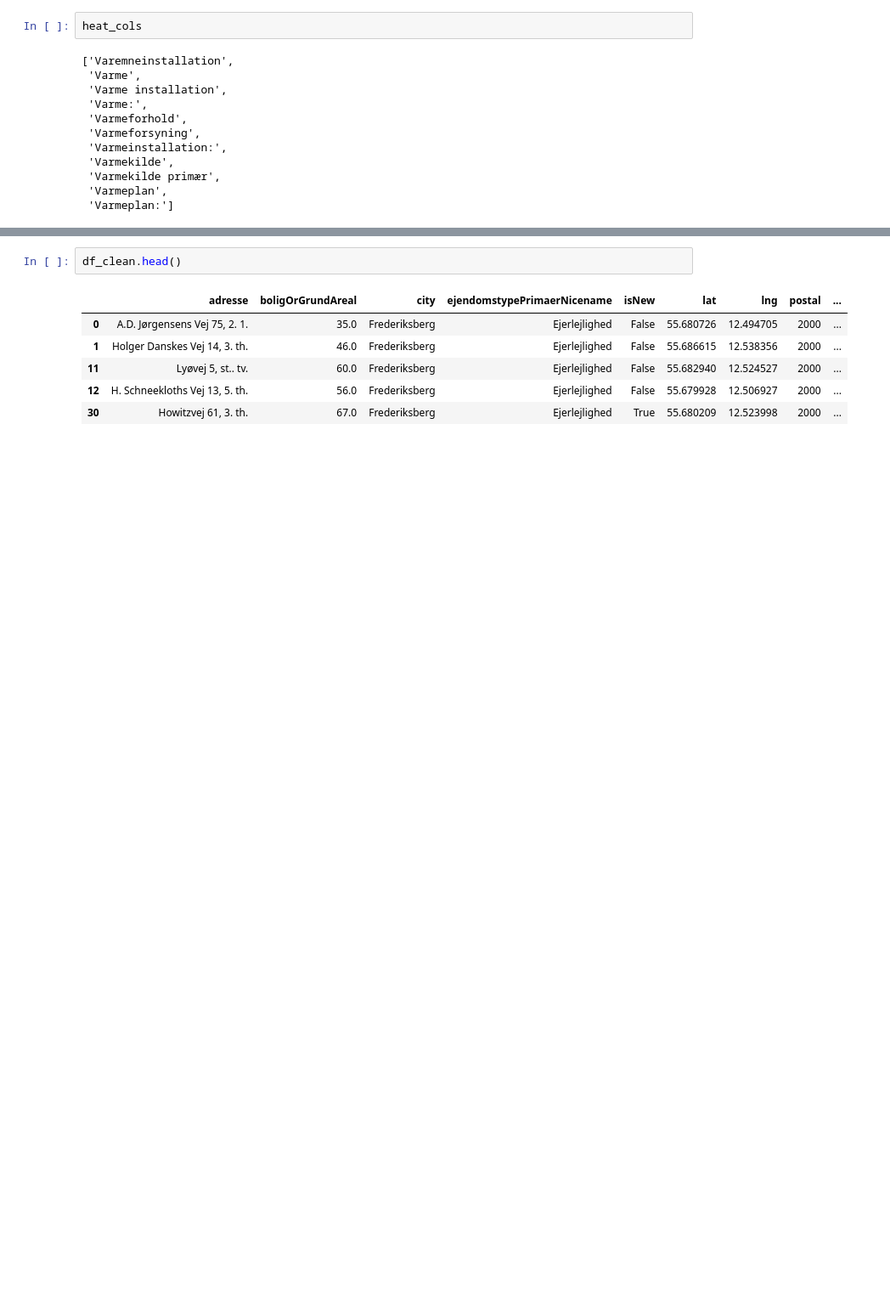
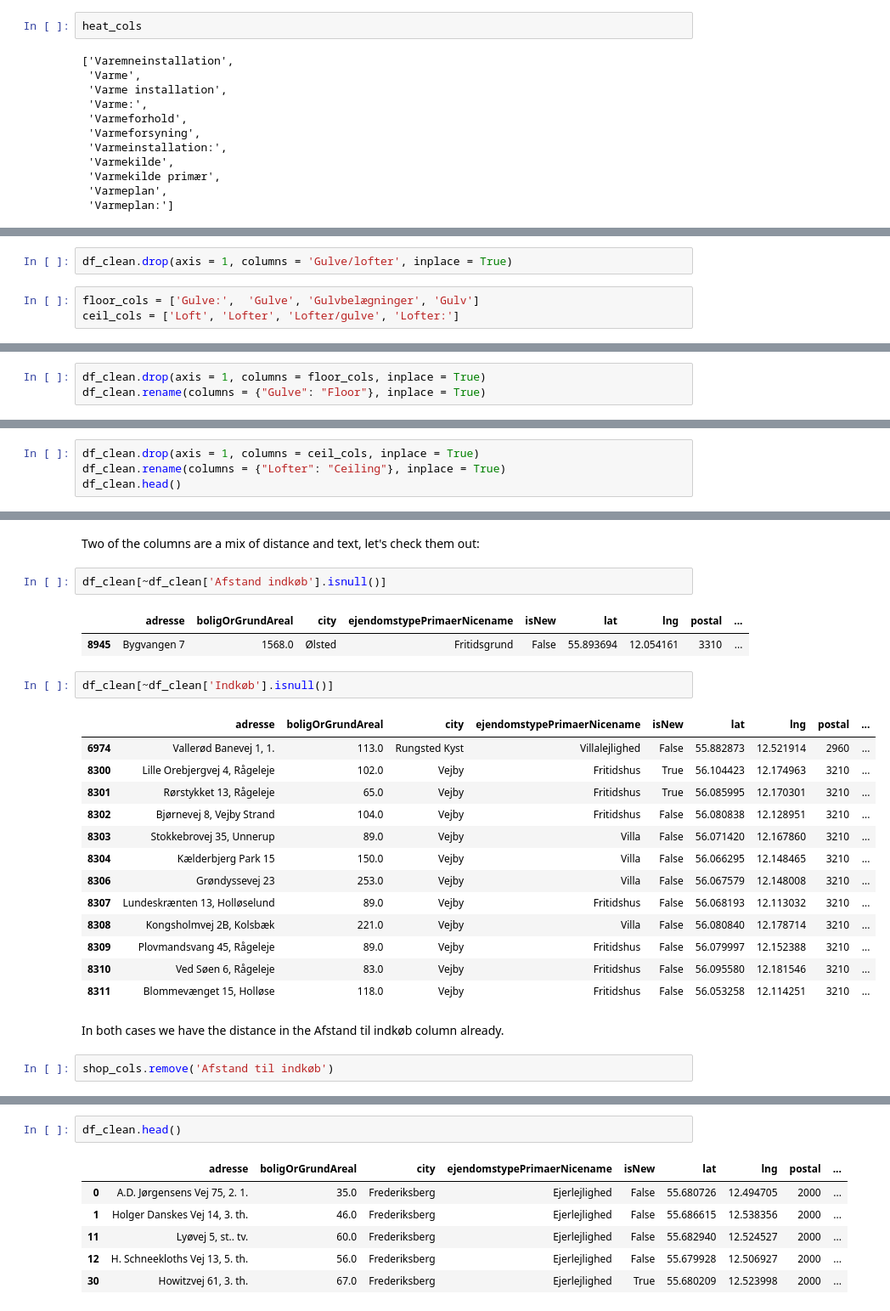
Before and after one commit to mbroend/predicting-home-prices, a Jupyter notebook: Data Wrangling.ipynb, the cells around one changed output, grey strips where cells are left out. Shown at 85% size. Saved outputs shown, nothing was run; the diff lists cells and outputs as text; blank space fills up the shorter version.

```diff
--- a/Data Wrangling.ipynb
+++ b/Data Wrangling.ipynb
@@ -1535,0 +1776,5 @@ KeyError: "['Varemneinstallation' 'Varme' 'Varme installation' 'Varme:'\n 'Varme
+# %%
+df_clean.drop(axis = 1, columns = 'Gulve/lofter', inplace = True)
+# %%
+floor_cols = ['Gulve:',  'Gulve', 'Gulvbelægninger', 'Gulv']
+ceil_cols = ['Loft', 'Lofter', 'Lofter/gulve', 'Lofter:']
@@ -1535,0 +1785,3 @@ KeyError: "['Varemneinstallation' 'Varme' 'Varme installation' 'Varme:'\n 'Varme
+# %%
+df_clean.drop(axis = 1, columns = floor_cols, inplace = True)
+df_clean.rename(columns = {"Gulve": "Floor"}, inplace = True)
@@ -1535,0 +1792,4 @@ KeyError: "['Varemneinstallation' 'Varme' 'Varme installation' 'Varme:'\n 'Varme
+# %%
+df_clean.drop(axis = 1, columns = ceil_cols, inplace = True)
+df_clean.rename(columns = {"Lofter": "Ceiling"}, inplace = True)
+df_clean.head()
@@ -1535,0 +1837,27 @@ KeyError: "['Varemneinstallation' 'Varme' 'Varme installation' 'Varme:'\n 'Varme
+# %% [markdown]
+Two of the columns are a mix of distance and text, let's check them out:
+# %%
+df_clean[~df_clean['Afstand indkøb'].isnull()]
+# %% [output]
+|  | adresse | boligOrGrundAreal | city | ejendomstypePrimaerNicename | isNew | lat | lng | postal | ... |
+| 8945 | Bygvangen 7 | 1568.0 | Ølsted | Fritidsgrund | False | 55.893694 | 12.054161 | 3310 | ... |
+# %%
+df_clean[~df_clean['Indkøb'].isnull()]
+# %% [output]
+|  | adresse | boligOrGrundAreal | city | ejendomstypePrimaerNicename | isNew | lat | lng | postal | ... |
+| 6974 | Vallerød Banevej 1, 1. | 113.0 | Rungsted Kyst | Villalejlighed | False | 55.882873 | 12.521914 | 2960 | ... |
+| 8300 | Lille Orebjergvej 4, Rågeleje | 102.0 | Vejby | Fritidshus | True | 56.104423 | 12.174963 | 3210 | ... |
+| 8301 | Rørstykket 13, Rågeleje | 65.0 | Vejby | Fritidshus | True | 56.085995 | 12.170301 | 3210 | ... |
+| 8302 | Bjørnevej 8, Vejby Strand | 104.0 | Vejby | Fritidshus | False | 56.080838 | 12.128951 | 3210 | ... |
+| 8303 | Stokkebrovej 35, Unnerup | 89.0 | Vejby | Villa | False | 56.071420 | 12.167860 | 3210 | ... |
+| 8304 | Kælderbjerg Park 15 | 150.0 | Vejby | Villa | False | 56.066295 | 12.148465 | 3210 | ... |
+| 8306 | Grøndyssevej 23 | 253.0 | Vejby | Villa | False | 56.067579 | 12.148008 | 3210 | ... |
+| 8307 | Lundeskrænten 13, Holløselund | 89.0 | Vejby | Fritidshus | False | 56.068193 | 12.113032 | 3210 | ... |
+| 8308 | Kongsholmvej 2B, Kolsbæk | 221.0 | Vejby | Villa | False | 56.080840 | 12.178714 | 3210 | ... |
+| 8309 | Plovmandsvang 45, Rågeleje | 89.0 | Vejby | Fritidshus | False | 56.079997 | 12.152388 | 3210 | ... |
+| 8310 | Ved Søen 6, Rågeleje | 83.0 | Vejby | Fritidshus | False | 56.095580 | 12.181546 | 3210 | ... |
+| 8311 | Blommevænget 15, Holløse | 118.0 | Vejby | Fritidshus | False | 56.053258 | 12.114251 | 3210 | ... |
+# %% [markdown]
+In both cases we have the distance in the Afstand til indkøb column already.
+# %%
+shop_cols.remove('Afstand til indkøb')
```
Also changed, not shown: parts of 88 cells of this notebook, 1 other file.
